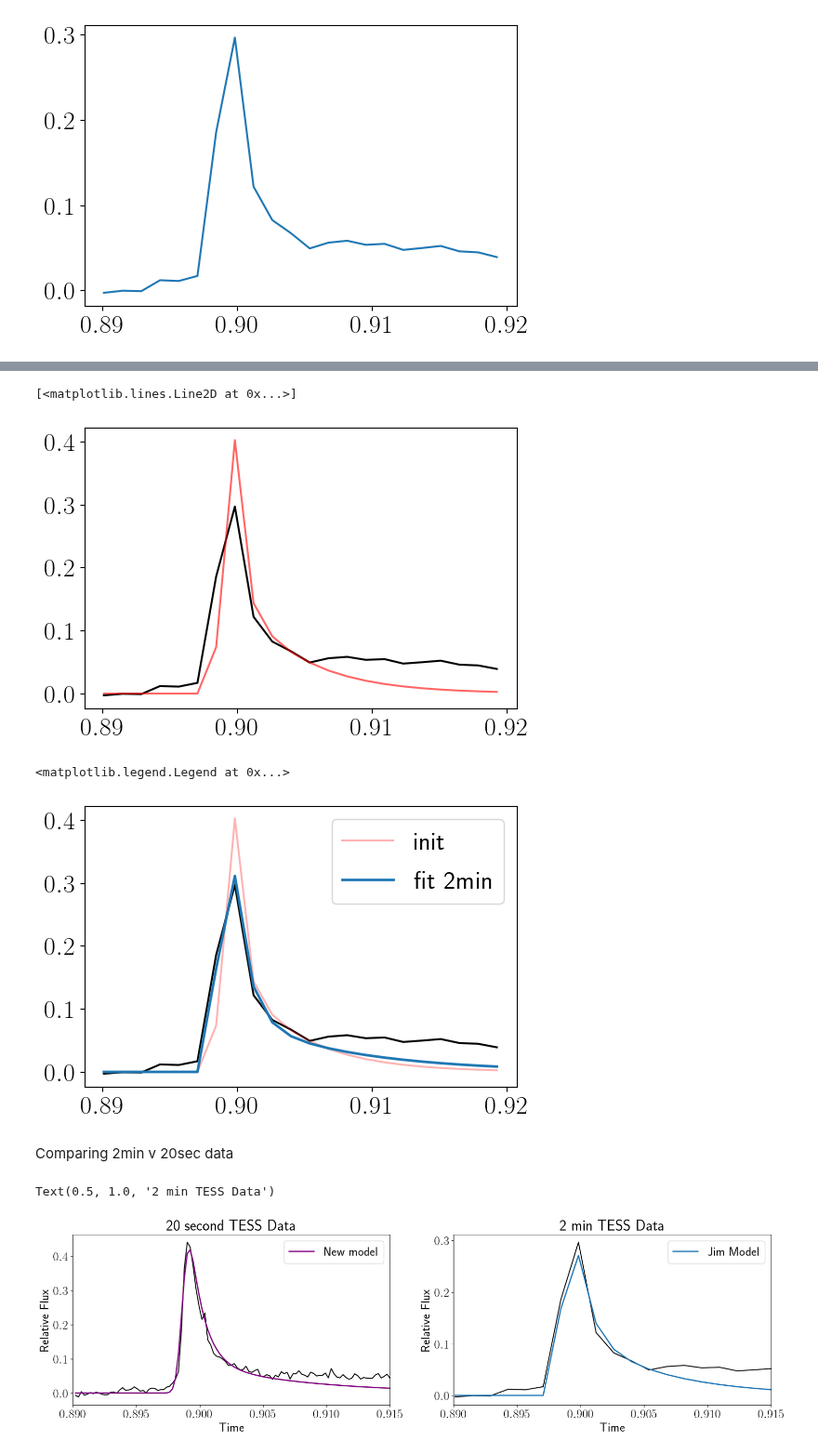
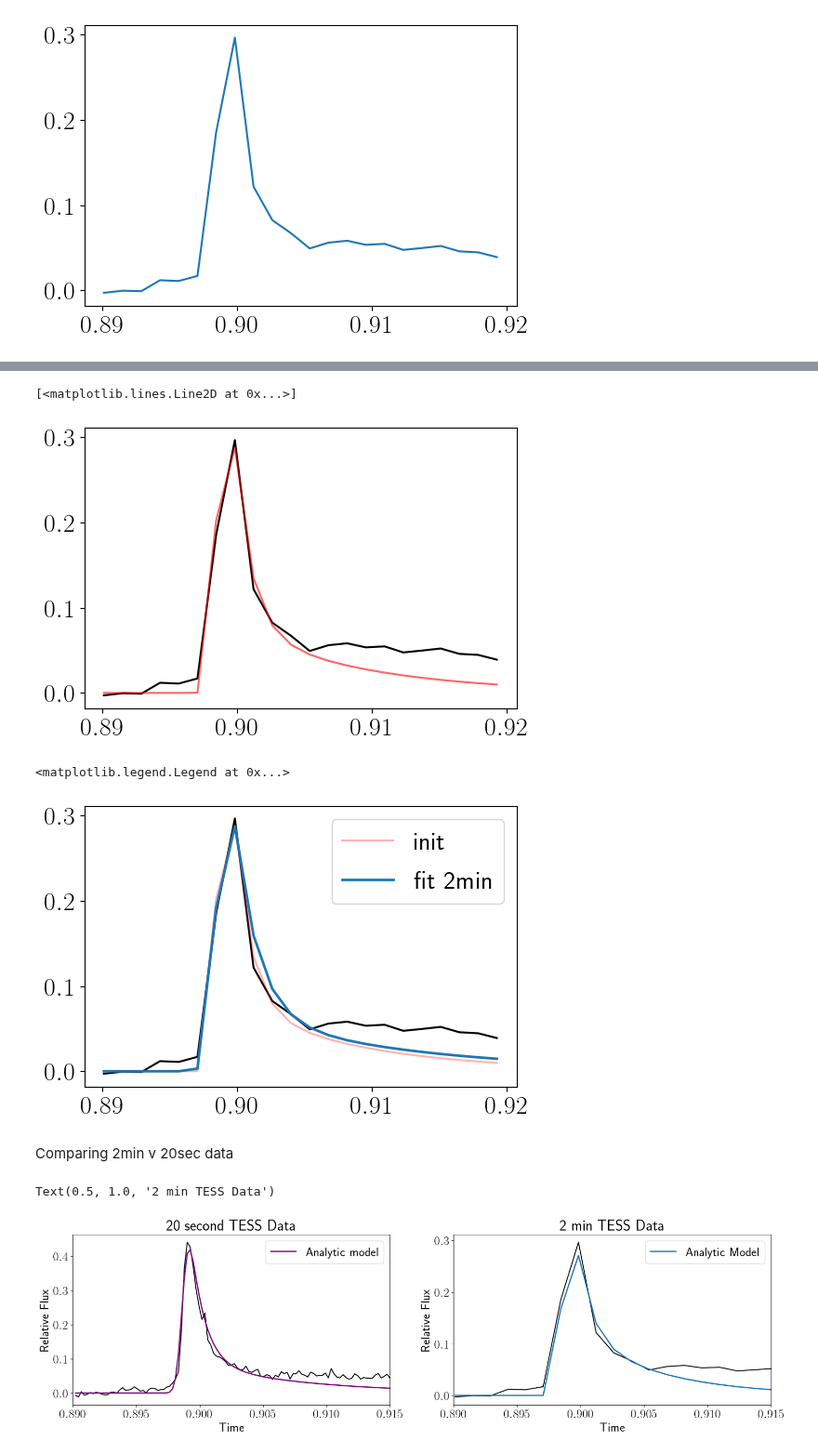
Before and after one commit to lupitatovar/flares, a Jupyter notebook: notebooks/TESS_examples.ipynb, the cells around one changed output, grey strips where cells are left out. Shown at 93% size. Drawn from its saved outputs; the diff is of its cells as text; code cells hidden in the pictures.

Commit message:
fitting flares

```diff
--- a/notebooks/TESS_examples.ipynb
+++ b/notebooks/TESS_examples.ipynb
@@ -479,9 +479,9 @@ plt.plot(f2xfit_2min,f2yfit_2min)
 [<matplotlib.lines.Line2D at 0x...>]
 [figure]
 # %%
-f2min =[0.89901, 0.001, 0.9]
+f2min =[0.89901, 0.002, 0.4]
 #f2=[0.899, 0.003, 0.465]
-best_vals, cov = curve_fit(flare_model, f2xfit,f2yfit, p0=f2,maxfev=1000000)
-print(f2popt)
-print(f2pcov)
+best_vals, cov = curve_fit(flare_model, f2xfit_2min,f2yfit_2min, p0=f2min,maxfev=1000000)
+print(best_vals)
+print(cov)
 # %% [output]
@@ -495,7 +495,7 @@ plt.plot(f2xfit_2min, flare_model(f2xfit_2min, *f2min),color='red', label='init'
 #plt.xlim(0.895,0.91)
 # %% [output]
 [<matplotlib.lines.Line2D at 0x...>]
-[figure, old version]
+[figure, new version]
 # %%
 plt.plot(f2xfit_2min,f2yfit_2min,color='black')
 plt.plot(f2xfit_2min, flare_model(f2xfit_2min, *f2min),color='red', label='init', alpha=0.3)
@@ -503,32 +503,32 @@ plt.plot(f2xfit_2min, flare_model(f2xfit_2min, *best_vals),color='C0', label='fi
 plt.legend()
 # %% [output]
 <matplotlib.legend.Legend at 0x...>
-[figure, old version]
+[figure, new version]
 # %% [markdown]
 Comparing 2min v 20sec data
 # %%
 fig, axs = plt.subplots(1,2, figsize=(20, 5), facecolor='w', edgecolor='k')
 axs[0].plot(f2xfit,f2yfit,color='black')
 #plt.plot(xfit, aflare1(xfit, *init_vals2),color='red', label='init', alpha=0.3)
 #axs[0].plot(xfit, aflare1(xfit, *j_popt),color='C0', label='Jim Model', lw=2)
-axs[0].plot(f2xfit, flare_model(f2xfit, *f2popt),color='purple', label='New model', lw=2)
+axs[0].plot(f2xfit, flare_model(f2xfit, *f2popt),color='purple', label='Analytic model', lw=2)
 axs[0].legend()
 axs[0].set_xlim(0.89,0.915)
 axs[0].set_xlabel('Time')
 axs[0].set_ylabel('Relative Flux')
 axs[0].set_title('20 second TESS Data')
 
 
 axs[1].plot(f2xfit_2min,f2yfit_2min,color='black')
 #plt.plot(xfit_2min, flare_model(xfit_2min, *init_vals),color='red', label='init', alpha=0.3)
-axs[1].plot(f2xfit_2min, aflare1(f2xfit_2min, *best_vals),color='C0', label='Jim Model', lw=2)
+axs[1].plot(f2xfit_2min, aflare1(f2xfit_2min, *best_vals),color='C0', label='Analytic Model', lw=2)
 #axs[1].plot(f2xfit_2min, flare_model(f2xfit_2min, *popt2),color='purple', label='New model', lw=2)
 axs[1].legend()
 axs[1].set_xlim(0.89,0.915)
 axs[1].set_xlabel('Time')
 axs[1].set_ylabel('Relative Flux')
 axs[1].set_title('2 min TESS Data')
 #plt.savefig('/Users/lupitatovar/local_flares/figures/tess_exs_cmplx_fit.pdf')
 # %% [output]
 Text(0.5, 1.0, '2 min TESS Data')
-[figure, old version]
+[figure, new version]
```
Also changed, not shown: parts of 1 cell of this notebook.
